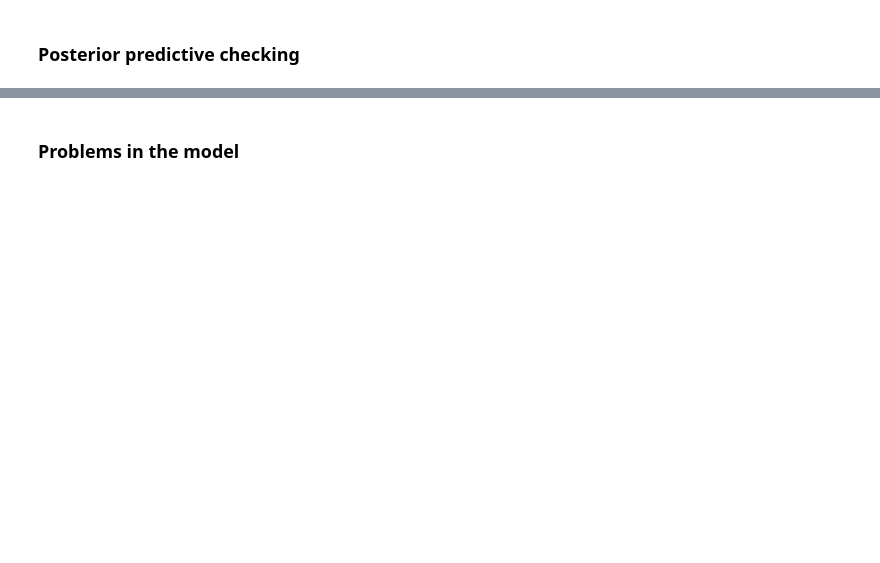
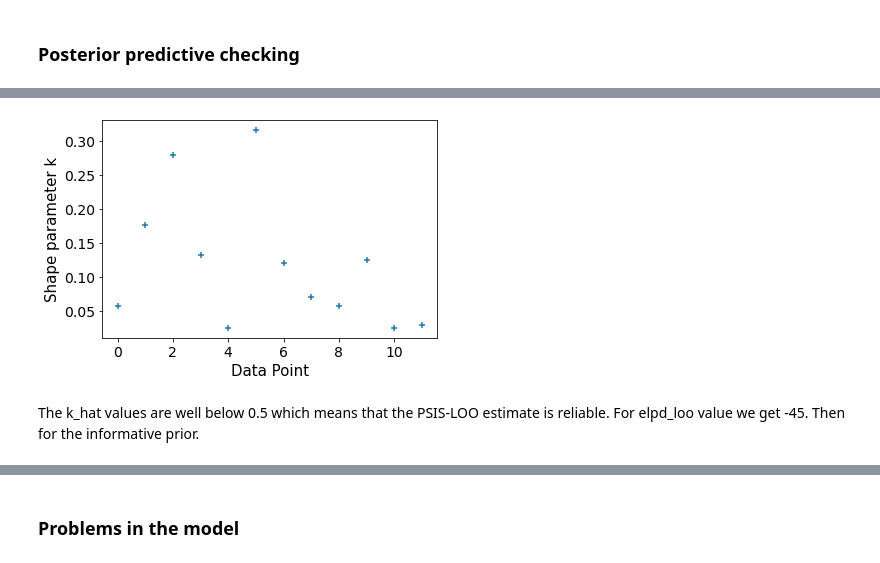
Before and after one commit to shiftleino/bayesian-premier, a Jupyter notebook: analysis.ipynb, the cells around one changed output, grey strips where cells are left out. Cells and saved outputs as stored; diff of their text form; code cells hidden in the pictures; blank space fills up the shorter version.

```diff
--- a/analysis.ipynb
+++ b/analysis.ipynb
@@ -497,0 +638,7 @@ hier_fit["pred4"].mean()
+# %%
+khats = az.loo(weakly_separate_fit, pointwise=True)
+az.plot_khat(khats);
+# %% [output]
+[figure, added]
+# %% [markdown]
+The k_hat values are well below 0.5 which means that the PSIS-LOO estimate is reliable. For elpd_loo value we get -45. Then for the informative prior.
```
Also changed, not shown: parts of 60 cells of this notebook, 2 other files.
